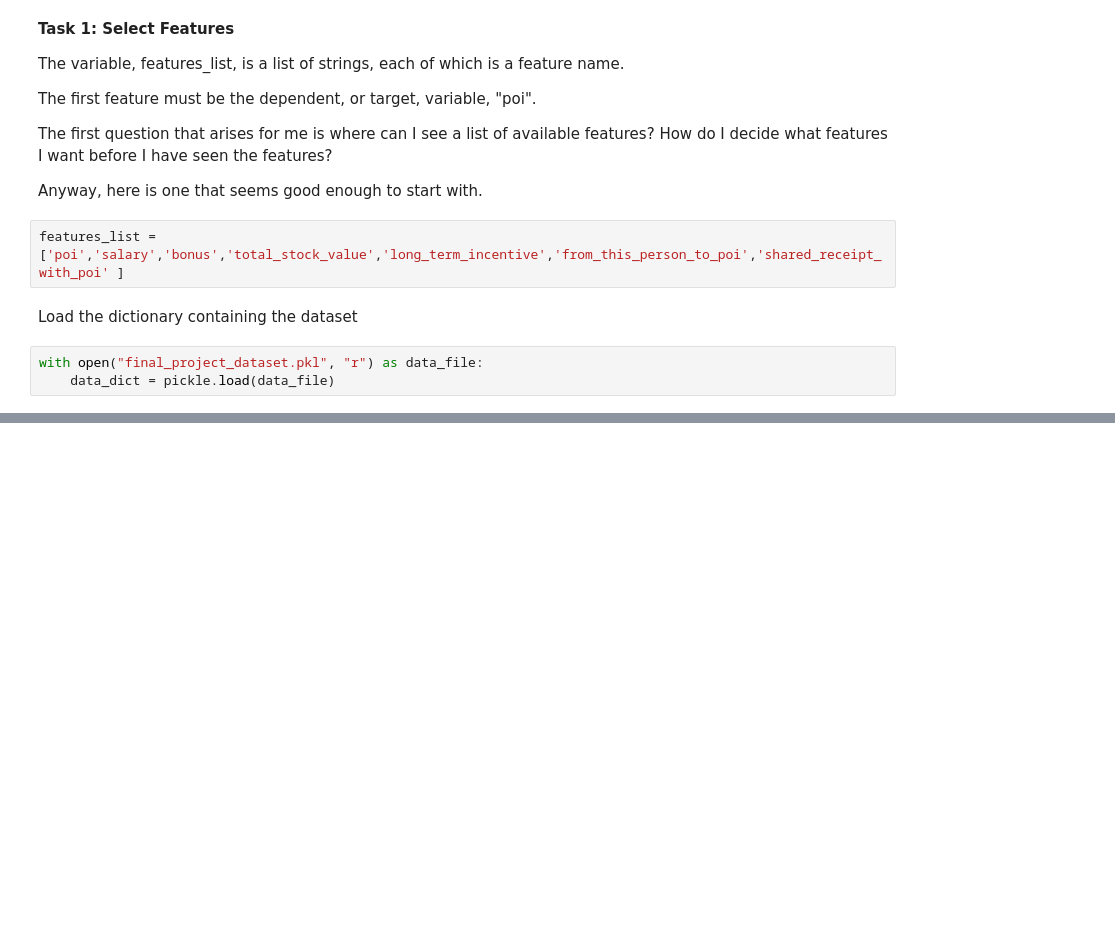
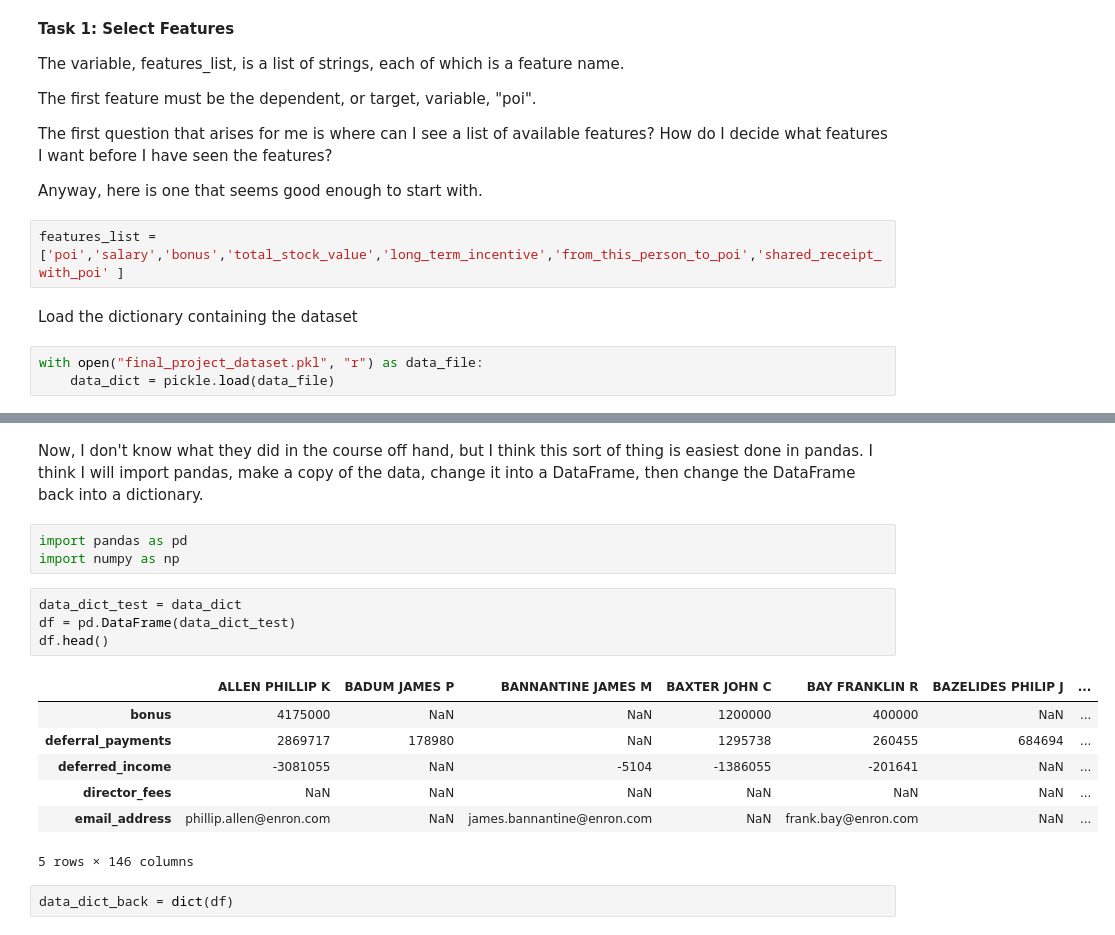
Before and after one commit to michaelreinhard/ud120-projects, a Jupyter notebook: final_project/final_project.ipynb, the cells around one changed output, grey strips where cells are left out. Cells and saved outputs as stored; diff of their text form; blank space fills up the shorter version.

```diff
--- a/final_project/final_project.ipynb
+++ b/final_project/final_project.ipynb
@@ -85,0 +107,19 @@ No further dicretion is supplied for this task. It seems that I have to r
+# %% [markdown]
+Now, I don't know what they did in the course off hand, but I think this sort of thing is easiest done in pandas. I think I will import pandas, make a copy of the data, change it into a DataFrame, then change the DataFrame back into a dictionary.
+# %%
+import pandas as pd
+import numpy as np
+# %%
+data_dict_test = data_dict
+df = pd.DataFrame(data_dict_test)
+df.head()
+# %% [output]
+|  | ALLEN PHILLIP K | BADUM JAMES P | BANNANTINE JAMES M | BAXTER JOHN C | BAY FRANKLIN R | BAZELIDES PHILIP J | ... |
+| bonus | 4175000 | NaN | NaN | 1200000 | 400000 | NaN | ... |
+| deferral_payments | 2869717 | 178980 | NaN | 1295738 | 260455 | 684694 | ... |
+| deferred_income | -3081055 | NaN | -5104 | -1386055 | -201641 | NaN | ... |
+| director_fees | NaN | NaN | NaN | NaN | NaN | NaN | ... |
+| email_address | phillip.allen@enron.com | NaN | james.bannantine@enron.com | NaN | frank.bay@enron.com | NaN | ... |
+5 rows × 146 columns
+# %%
+data_dict_back = dict(df)
```
Also changed, not shown: parts of 14 cells of this notebook.
